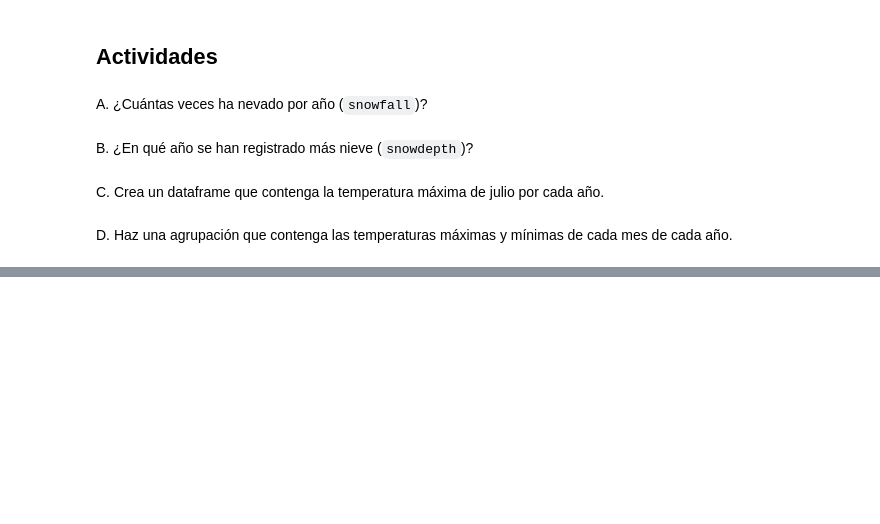
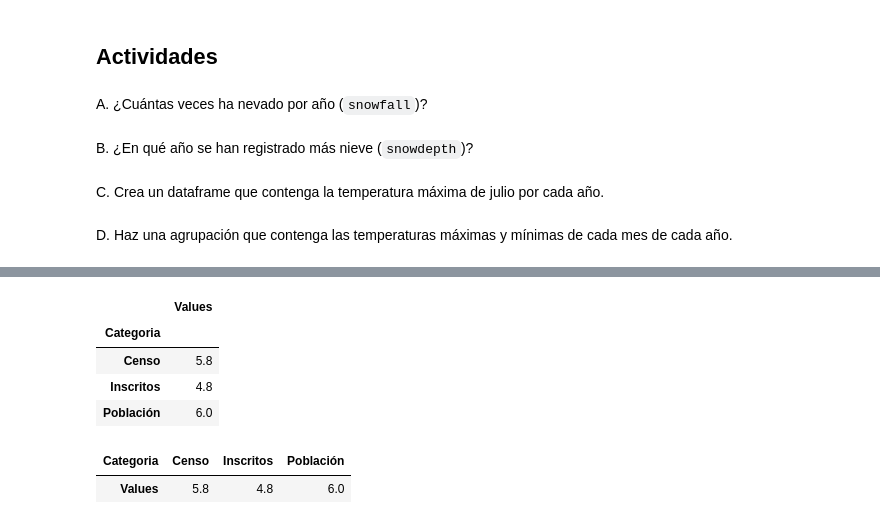
Before and after one commit to wisaaco/TxADM, a Jupyter notebook: notebooks/Part2/00_Pandas/03_Otras_acciones.ipynb, the cells around one changed output, grey strips where cells are left out. Drawn from its saved outputs; the diff is of its cells as text; code cells hidden in the pictures; blank space fills up the shorter version.

```diff
--- a/notebooks/Part2/00_Pandas/03_Otras_acciones.ipynb
+++ b/notebooks/Part2/00_Pandas/03_Otras_acciones.ipynb
@@ -464,0 +504,19 @@ D. Haz una agrupación que contenga las temperaturas máximas y mínimas de cada
+# %%
+# indexcolumn, Grouper, array, or list of the previous
+# Keys to group by on the pivot table index. If a list is passed, it can contain any of the other types (except list).
+# If an array is passed, it must be the same length as the data and will be used in the same manner as column values.
+pd.pivot_table(df, index=['Categoria'])
+# %% [output]
+|  | Values |
+| Categoria |  |
+| Censo | 5.8 |
+| Inscritos | 4.8 |
+| Población | 6.0 |
+# %%
+# columnscolumn, Grouper, array, or list of the previous
+# Keys to group by on the pivot table column. If a list is passed, it can contain any of the other types (except list).
+# If an array is passed, it must be the same length as the data and will be used in the same manner as column values.
+pd.pivot_table(df, columns=['Categoria'])
+# %% [output]
+| Categoria | Censo | Inscritos | Población |
+| Values | 5.8 | 4.8 | 6.0 |
```
Also changed, not shown: parts of 5 cells of this notebook.
